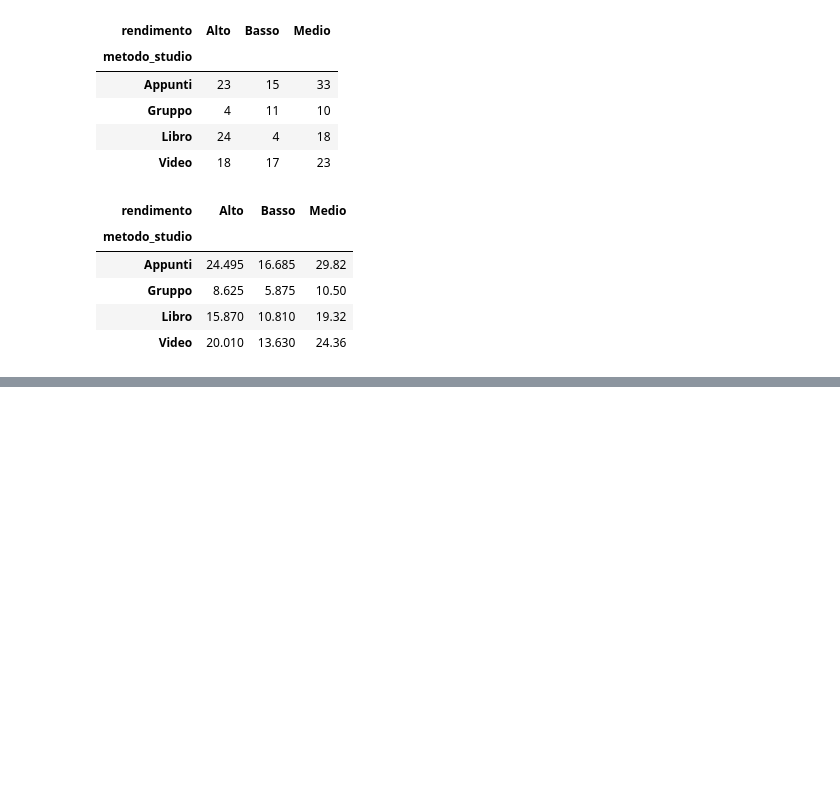
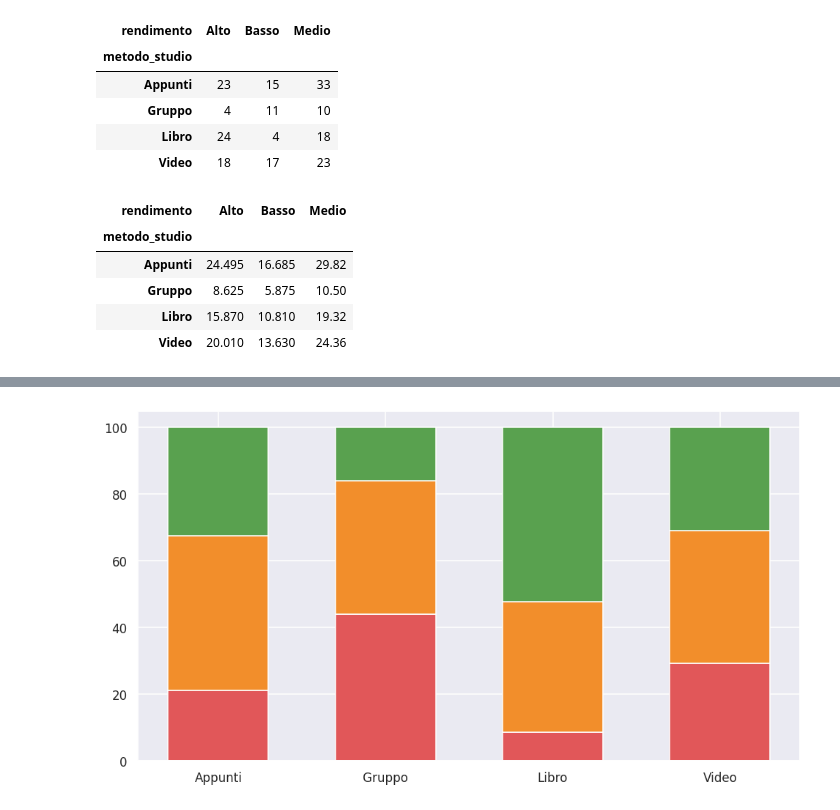
Before and after one commit to andreatrentini/Corso-python-3Bi-2026, a Jupyter notebook: studenti-studio/studenti-studio.ipynb, the cells around one changed output, grey strips where cells are left out. Drawn from its saved outputs; the diff is of its cells as text; code cells hidden in the pictures; blank space fills up the shorter version.

```diff
--- a/studenti-studio/studenti-studio.ipynb
+++ b/studenti-studio/studenti-studio.ipynb
@@ -175,0 +240,16 @@ np.float64(17.23140515057321)
+# %%
+fig, axes = plt.subplots(figsize=(9,5))
+
+colori_rendimento = {'Basso':'#e15759', 'Medio':'#f28e2b', 'Alto': '#59a14f'}
+bottom = np.zeros(len(totali_riga))
+
+for colonna in ['Basso', 'Medio', 'Alto']:
+    valori = tab_percentuali_riga[colonna].values
+    axes.bar(tab_percentuali_riga.index, valori, bottom=bottom,
+             label=colonna, color=colori_rendimento[colonna], edgecolor='white', width=0.6)
+
+    bottom += valori
+plt.tight_layout()
+plt.show()
+# %% [output]
+[figure, added]
```
Also changed, not shown: parts of 6 cells of this notebook.
